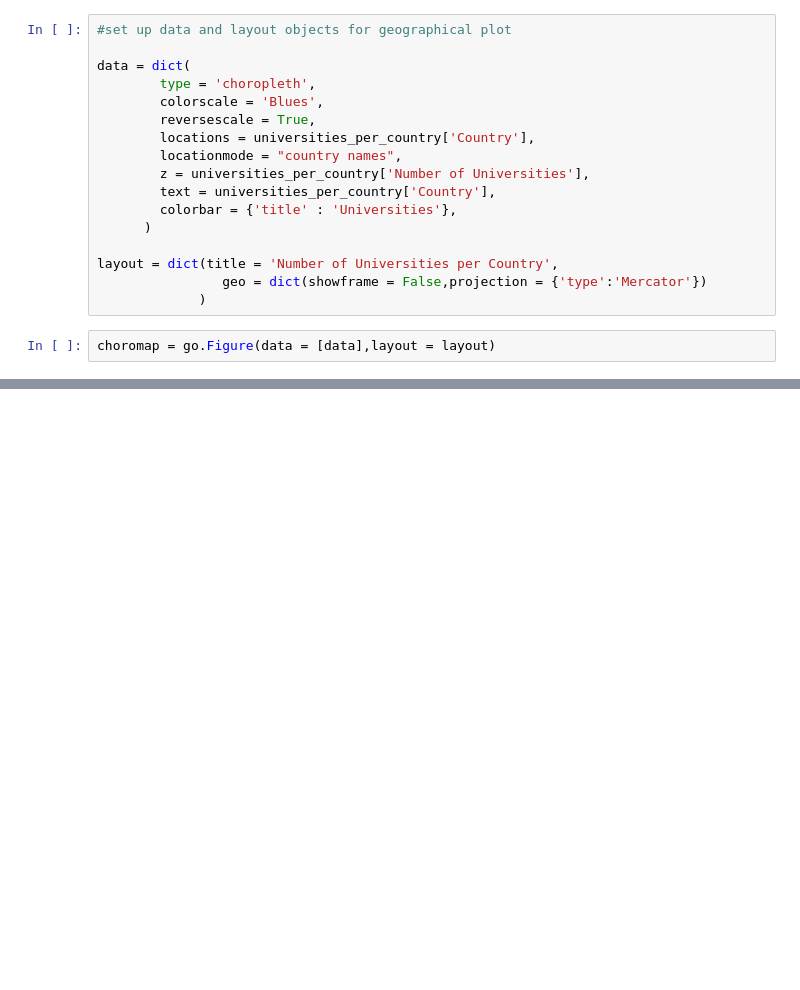
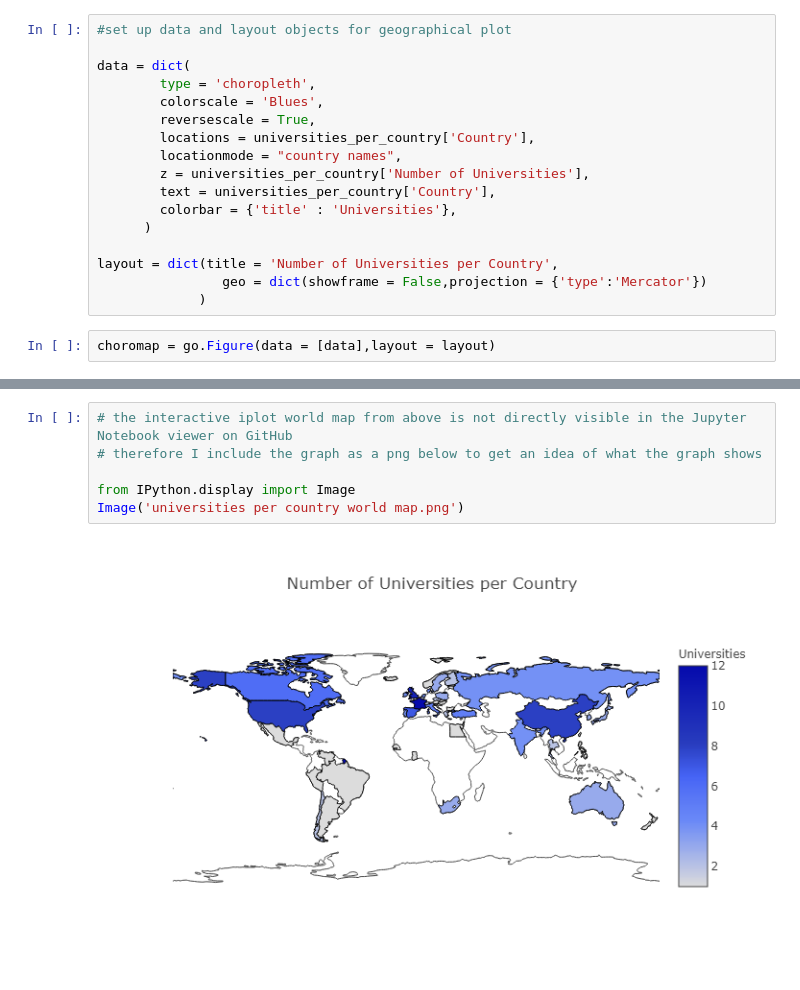
Before and after one commit to alexvmt/University-of-Cologne-Partner-Universities-2018, a Jupyter notebook: university of cologne partner universities 2018.ipynb, the cells around one changed output, grey strips where cells are left out. Cells and saved outputs as stored; diff of their text form; blank space fills up the shorter version.

Commit message:
included png of interactive iplot world map

```diff
--- a/university of cologne partner universities 2018.ipynb
+++ b/university of cologne partner universities 2018.ipynb
@@ -405,3 +405,11 @@ choromap = go.Figure(data = [data],layout = layout)
 iplot(choromap)
 # %% [output]
 [interactive output not drawn]
+# %%
+# the interactive iplot world map from above is not directly visible in the Jupyter Notebook viewer on GitHub
+# therefore I include the graph as a png below to get an idea of what the graph shows
+
+from IPython.display import Image
+Image('universities per country world map.png')
+# %% [output]
+[figure, added]
```
Also changed, not shown: 1 other file.
